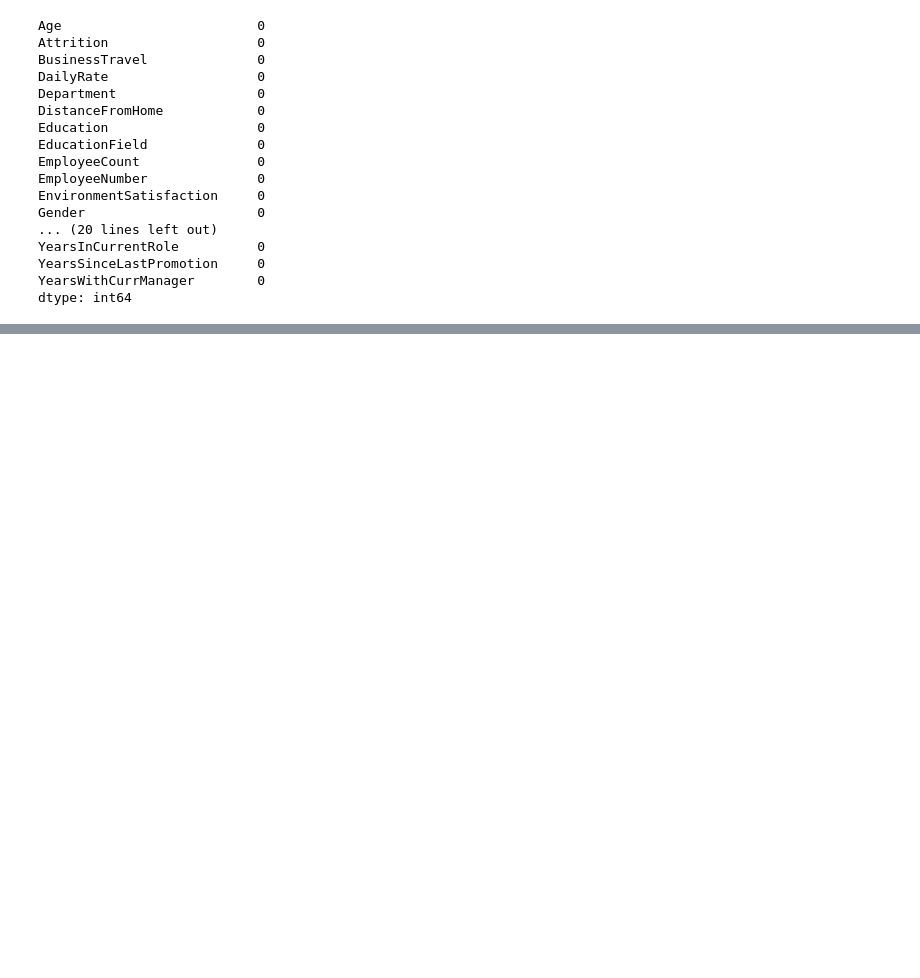
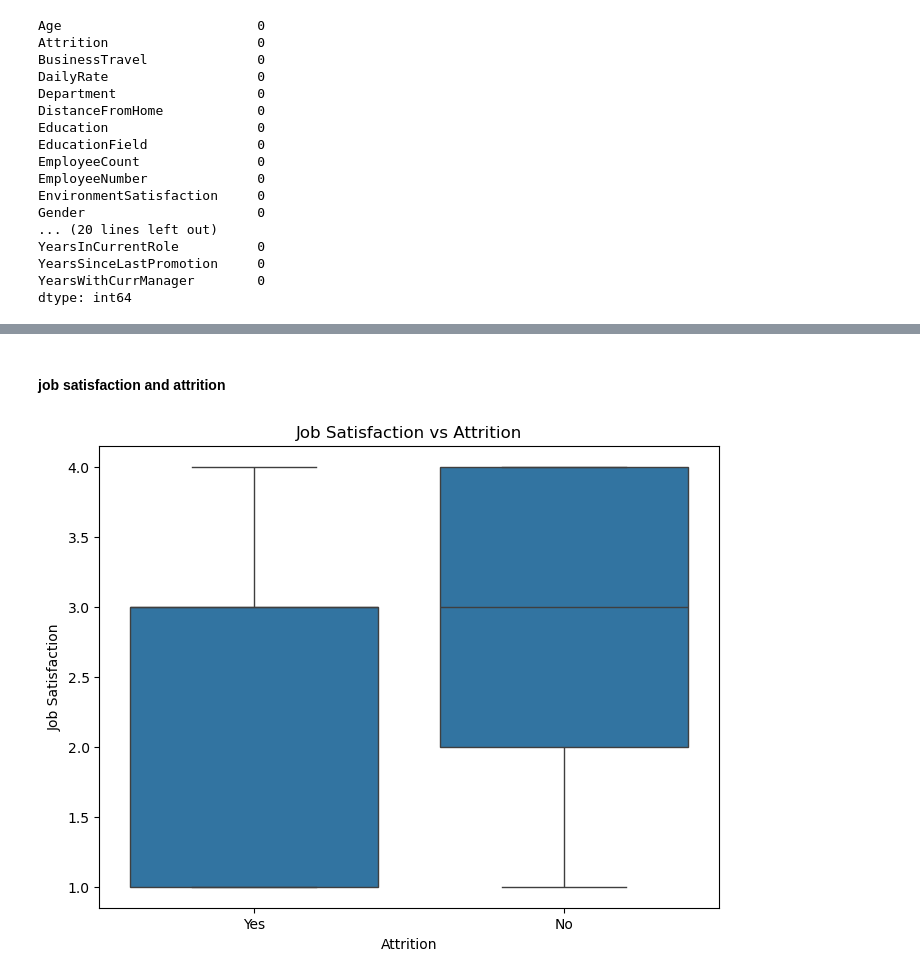
Before and after one commit to Eric-MK/analysing-and-predicting-attrition-rate, a Jupyter notebook: task.ipynb, the cells around one changed output, grey strips where cells are left out. Drawn from its saved outputs; the diff is of its cells as text; code cells hidden in the pictures; blank space fills up the shorter version.

```diff
--- a/task.ipynb
+++ b/task.ipynb
@@ -56,0 +98,11 @@ dtype: int64
+# %% [markdown]
+#### job satisfaction and attrition
+# %%
+plt.figure(figsize=(8, 6))
+sns.boxplot(data=df, x='Attrition', y='JobSatisfaction')
+plt.title('Job Satisfaction vs Attrition')
+plt.xlabel('Attrition')
+plt.ylabel('Job Satisfaction')
+plt.show()
+# %% [output]
+[figure, added]
```
Also changed, not shown: parts of 29 cells of this notebook.
